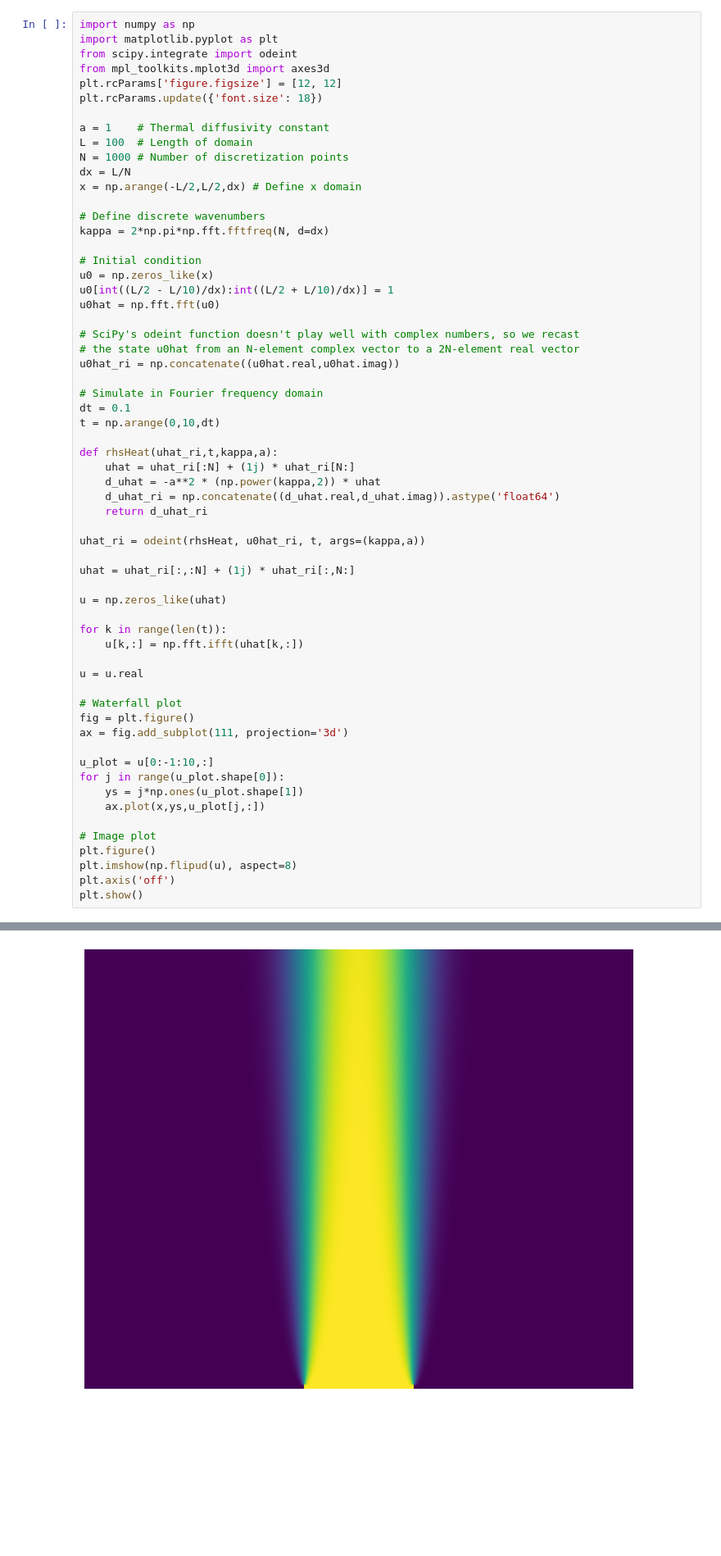
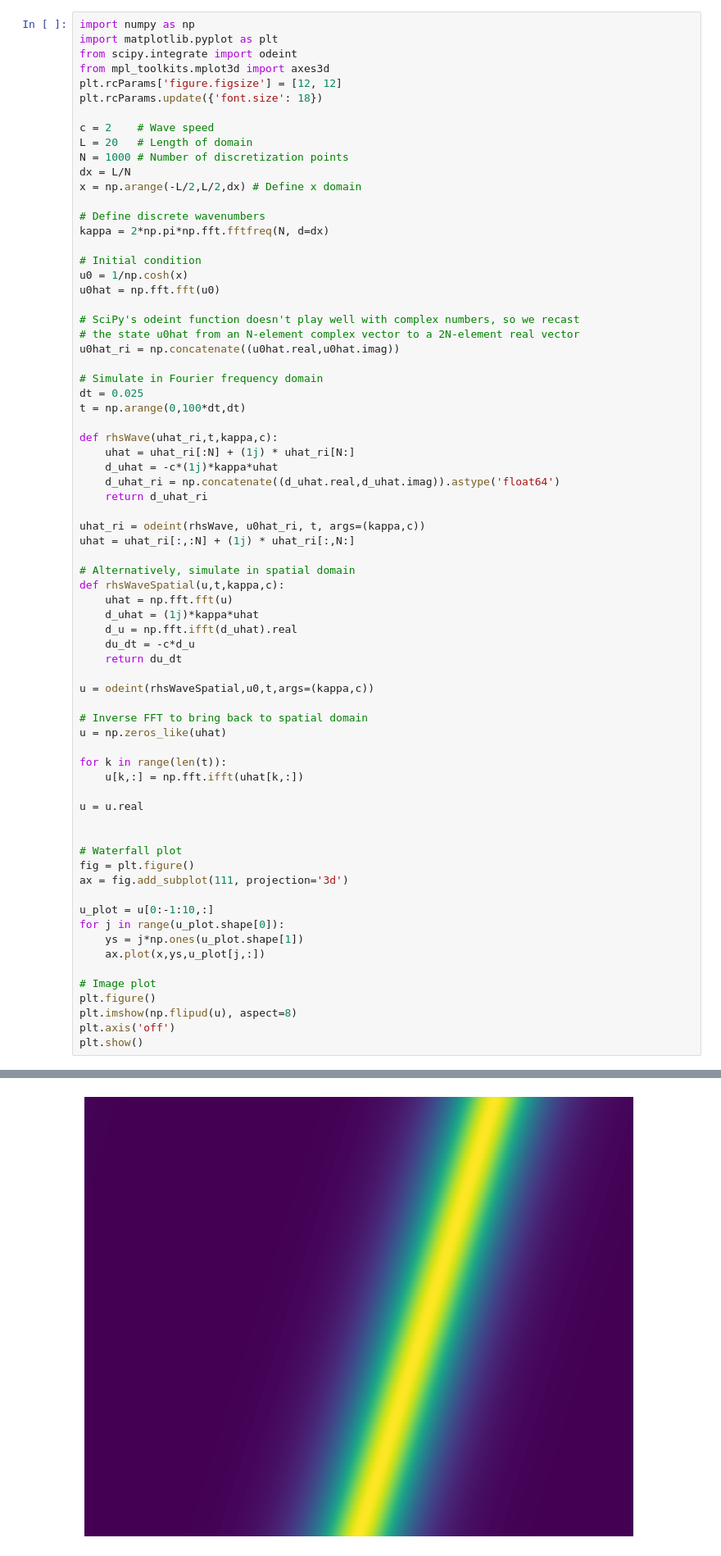
Before and after one commit to afrojaakter/Pattern-Recognition, a Jupyter notebook: FFT_PDE.ipynb, the cells around one changed output, grey strips where cells are left out. Shown: that part at 82% size. Saved outputs shown, nothing was run; the diff lists cells and outputs as text; blank space fills up the shorter version.

```diff
--- a/FFT_PDE.ipynb
+++ b/FFT_PDE.ipynb
@@ -10,8 +12,8 @@ from mpl_toolkits.mplot3d import axes3d
 plt.rcParams['figure.figsize'] = [12, 12]
 plt.rcParams.update({'font.size': 18})
 
-a = 1    # Thermal diffusivity constant
-L = 100  # Length of domain
+c = 2    # Wave speed
+L = 20   # Length of domain
 N = 1000 # Number of discretization points
 dx = L/N
 x = np.arange(-L/2,L/2,dx) # Define x domain
@@ -20,8 +22,7 @@ x = np.arange(-L/2,L/2,dx) # Define x domain
 kappa = 2*np.pi*np.fft.fftfreq(N, d=dx)
 
 # Initial condition
-u0 = np.zeros_like(x)
-u0[int((L/2 - L/10)/dx):int((L/2 + L/10)/dx)] = 1
+u0 = 1/np.cosh(x)
 u0hat = np.fft.fft(u0)
 
 # SciPy's odeint function doesn't play well with complex numbers, so we recast
@@ -29,25 +30,36 @@ u0hat = np.fft.fft(u0)
 u0hat_ri = np.concatenate((u0hat.real,u0hat.imag))
 
 # Simulate in Fourier frequency domain
-dt = 0.1
-t = np.arange(0,10,dt)
+dt = 0.025
+t = np.arange(0,100*dt,dt)
 
-def rhsHeat(uhat_ri,t,kappa,a):
+def rhsWave(uhat_ri,t,kappa,c):
     uhat = uhat_ri[:N] + (1j) * uhat_ri[N:]
-    d_uhat = -a**2 * (np.power(kappa,2)) * uhat
+    d_uhat = -c*(1j)*kappa*uhat
     d_uhat_ri = np.concatenate((d_uhat.real,d_uhat.imag)).astype('float64')
     return d_uhat_ri
 
-uhat_ri = odeint(rhsHeat, u0hat_ri, t, args=(kappa,a))
-
+uhat_ri = odeint(rhsWave, u0hat_ri, t, args=(kappa,c))
 uhat = uhat_ri[:,:N] + (1j) * uhat_ri[:,N:]
 
+# Alternatively, simulate in spatial domain
+def rhsWaveSpatial(u,t,kappa,c):
+    uhat = np.fft.fft(u)
+    d_uhat = (1j)*kappa*uhat
+    d_u = np.fft.ifft(d_uhat).real
+    du_dt = -c*d_u
+    return du_dt
+
+u = odeint(rhsWaveSpatial,u0,t,args=(kappa,c))
+
+# Inverse FFT to bring back to spatial domain
 u = np.zeros_like(uhat)
 
 for k in range(len(t)):
     u[k,:] = np.fft.ifft(uhat[k,:])
 
 u = u.real
+
 
 # Waterfall plot
 fig = plt.figure()
@@ -68 +80 @@ plt.show()
-[figure, old version]
+[figure, new version]
```
Also changed, not shown: parts of 2 cells of this notebook.
